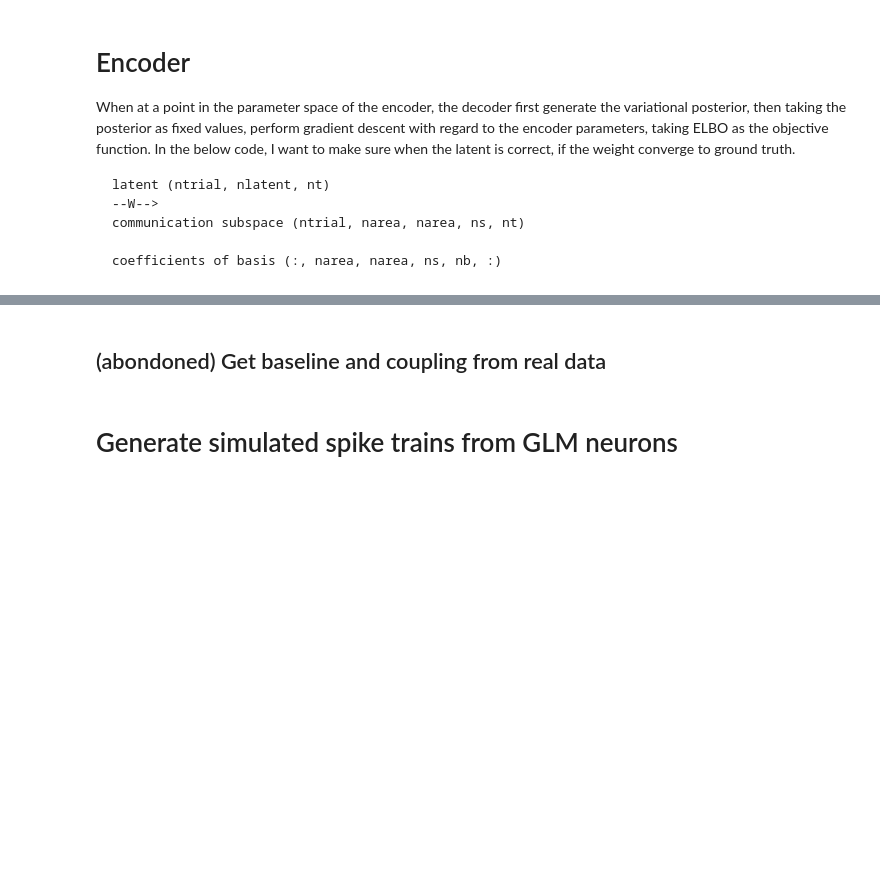
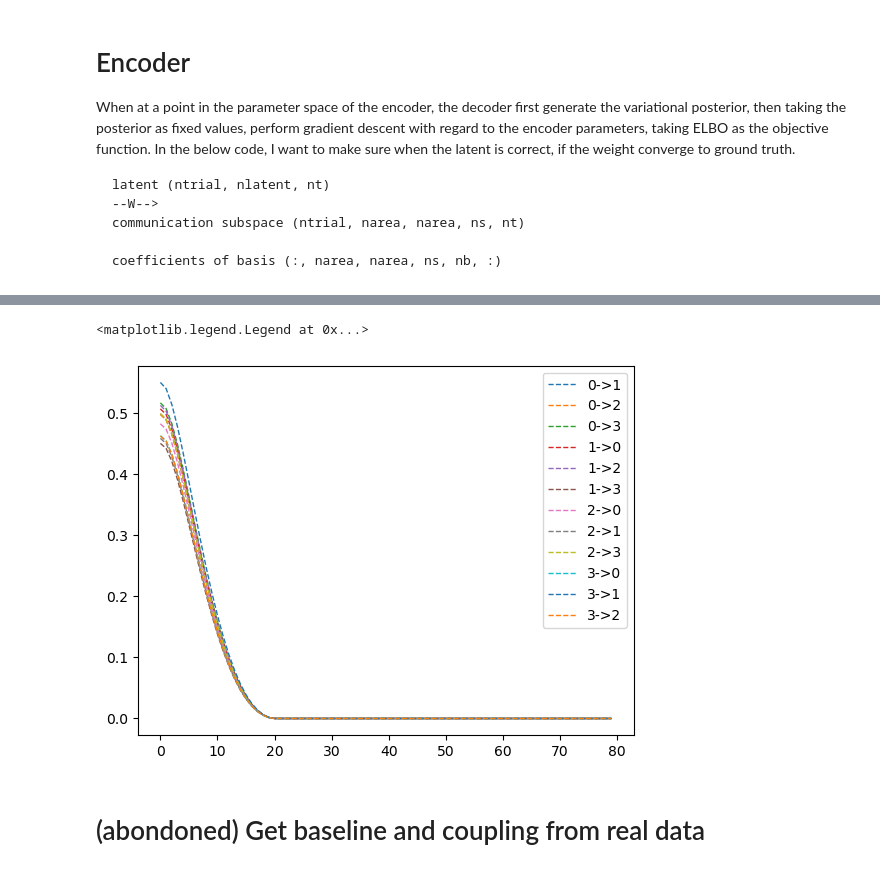
Before and after one commit to Qi-Xin/FC-GPFA, a Jupyter notebook: Decoder&Encoder.ipynb, the cells around one changed output, grey strips where cells are left out. Saved outputs shown, nothing was run; the diff lists cells and outputs as text; code cells hidden in the pictures; blank space fills up the shorter version.

```diff
--- a/Decoder&Encoder.ipynb
+++ b/Decoder&Encoder.ipynb
@@ -333,5 +640,19 @@ tensor([0.0000, 0.0000, 0.0000, 0.6000, 0.4000, 0.2000, 0.0000])
+# %%
+# for iarea in range(narea-1):
+#     plt.plot(model.coupling_filters[iarea][iarea+1][:,:,0].mean(axis=0).detach().numpy().T)
+
+for iarea in range(narea):
+    for jarea in range(narea):
+        if iarea==jarea:
+            continue
+        plt.plot(model.coupling_filters[iarea][jarea][:,:,0].mean(axis=0).detach().numpy().T,
+                 "--", lw=1, label=f'{iarea}->{jarea}')
+plt.legend()
+# %% [output]
+<matplotlib.legend.Legend at 0x...>
+[figure, added]
 # %% [markdown]
-## (abondoned) Get baseline and coupling from real data
+# (abondoned) Get baseline and coupling from real data
 # %%
 # Load selected group_id
 import pickle
@@ -408,5 +729,3 @@ for i, target_probe in tqdm(enumerate(probe_list)):
     # model.fit_time_warping_baseline(target_probe, verbose=False, max_iter=max_iter, penalty=penalty)
     model.fit(target_probe, verbose=False, penalty=penalty)
     stationary_model_list.append(model)
-# %% [markdown]
-# Generate simulated spike trains from GLM neurons
```
Also changed, not shown: parts of 26 cells of this notebook.
